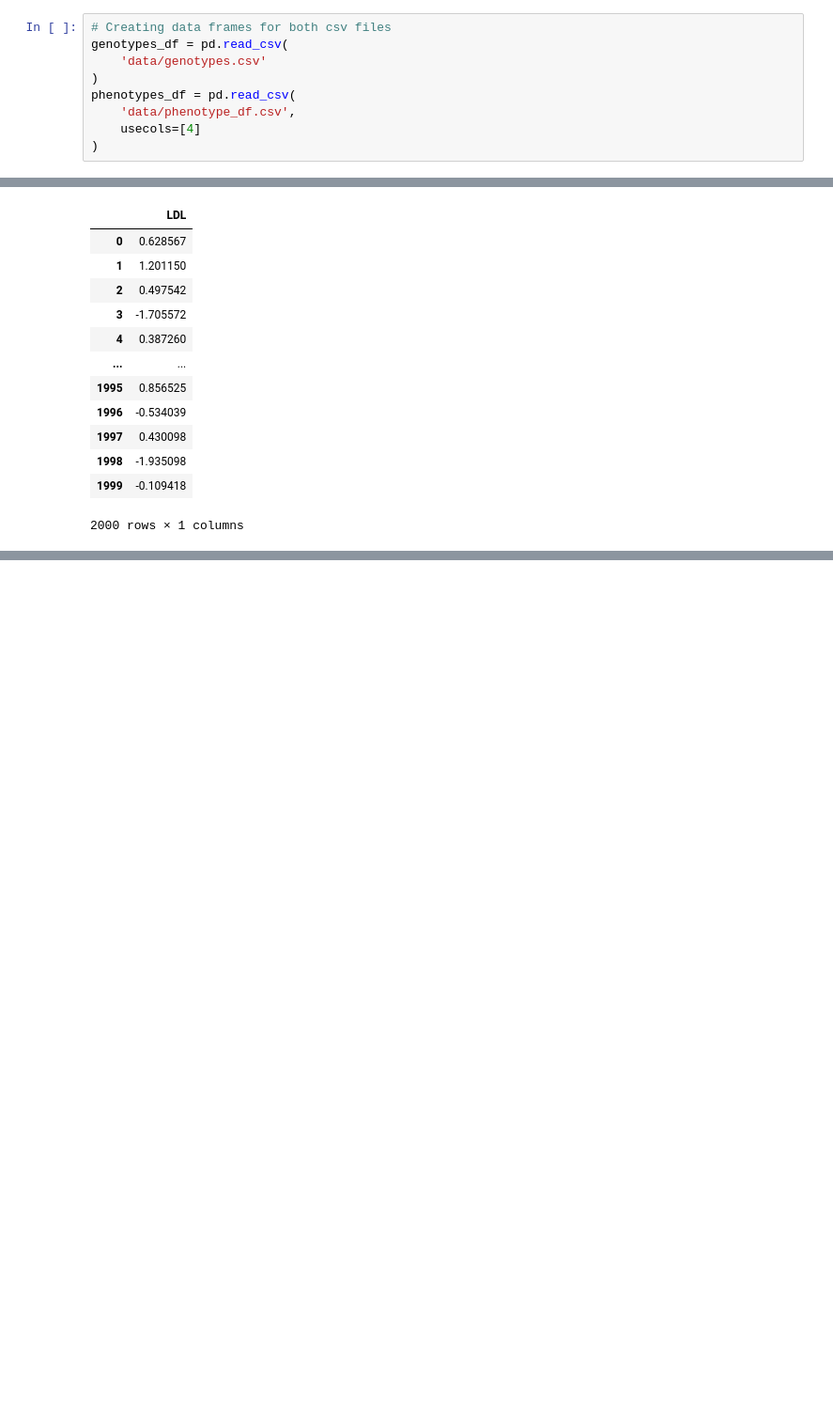
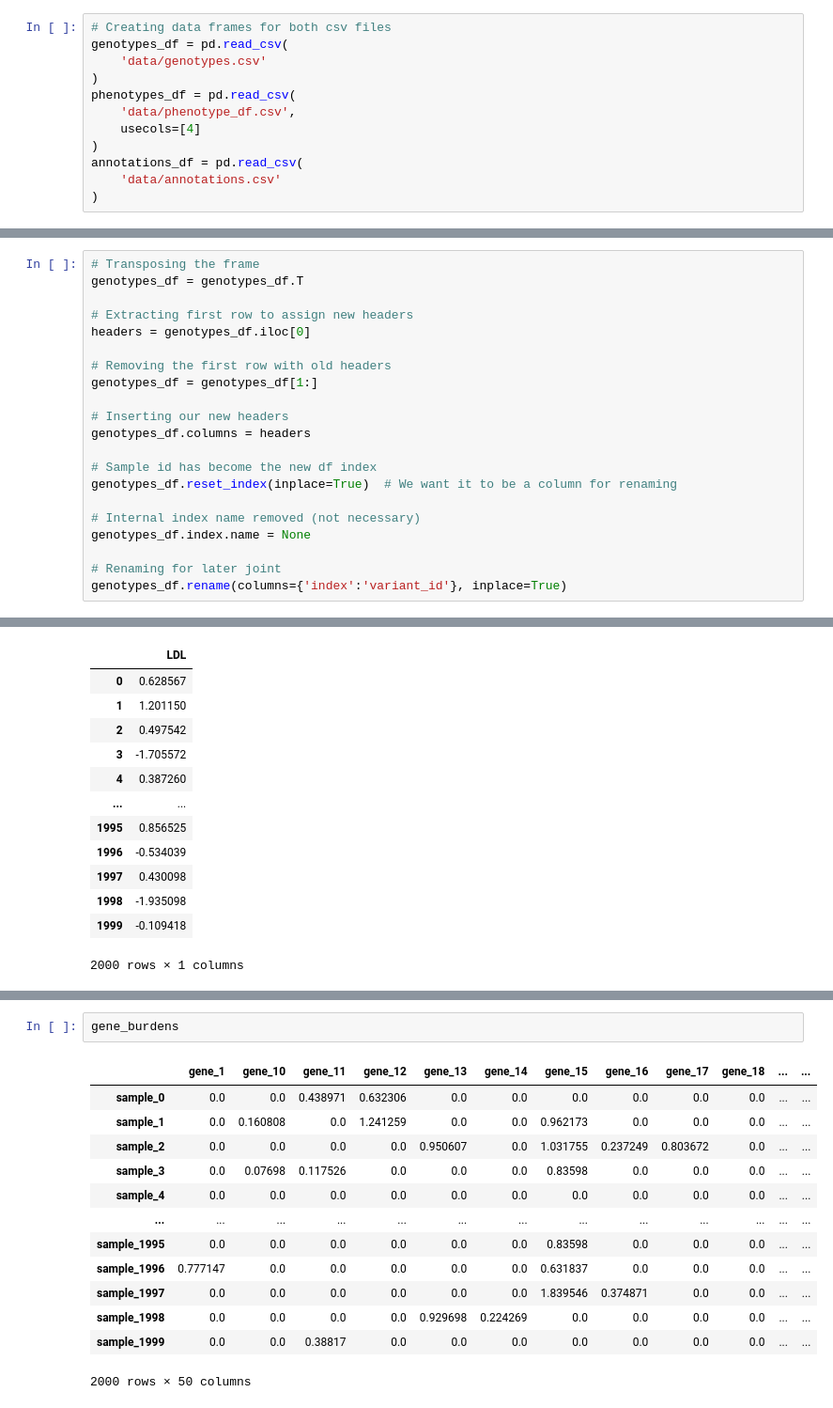
Before and after one commit to m4mbo/burden-testing, a Jupyter notebook: burden_testing.ipynb, the cells around one changed output, grey strips where cells are left out. Shown: that part at 94% size. Cells and saved outputs as stored; diff of their text form; blank space fills up the shorter version.

```diff
--- a/burden_testing.ipynb
+++ b/burden_testing.ipynb
@@ -12,3 +12,6 @@ phenotypes_df = pd.read_csv(
     'data/phenotype_df.csv',
     usecols=[4]
 )
+annotations_df = pd.read_csv(
+    'data/annotations.csv'
+)
@@ -30,0 +20,21 @@ genotypes_df
+# %%
+# Transposing the frame
+genotypes_df = genotypes_df.T
+
+# Extracting first row to assign new headers
+headers = genotypes_df.iloc[0]
+
+# Removing the first row with old headers
+genotypes_df = genotypes_df[1:]
+
+# Inserting our new headers
+genotypes_df.columns = headers
+
+# Sample id has become the new df index
+genotypes_df.reset_index(inplace=True)  # We want it to be a column for renaming
+
+# Internal index name removed (not necessary)
+genotypes_df.index.name = None
+
+# Renaming for later joint
+genotypes_df.rename(columns={'index':'variant_id'}, inplace=True)
@@ -52,0 +122,16 @@ weights = np.ones(genotypes_df.shape[1]-1)
+# %%
+gene_burdens
+# %% [output]
+|  | gene_1 | gene_10 | gene_11 | gene_12 | gene_13 | gene_14 | gene_15 | gene_16 | gene_17 | gene_18 | ... | ... |
+| sample_0 | 0.0 | 0.0 | 0.438971 | 0.632306 | 0.0 | 0.0 | 0.0 | 0.0 | 0.0 | 0.0 | ... | ... |
+| sample_1 | 0.0 | 0.160808 | 0.0 | 1.241259 | 0.0 | 0.0 | 0.962173 | 0.0 | 0.0 | 0.0 | ... | ... |
+| sample_2 | 0.0 | 0.0 | 0.0 | 0.0 | 0.950607 | 0.0 | 1.031755 | 0.237249 | 0.803672 | 0.0 | ... | ... |
+| sample_3 | 0.0 | 0.07698 | 0.117526 | 0.0 | 0.0 | 0.0 | 0.83598 | 0.0 | 0.0 | 0.0 | ... | ... |
+| sample_4 | 0.0 | 0.0 | 0.0 | 0.0 | 0.0 | 0.0 | 0.0 | 0.0 | 0.0 | 0.0 | ... | ... |
+| ... | ... | ... | ... | ... | ... | ... | ... | ... | ... | ... | ... | ... |
+| sample_1995 | 0.0 | 0.0 | 0.0 | 0.0 | 0.0 | 0.0 | 0.83598 | 0.0 | 0.0 | 0.0 | ... | ... |
+| sample_1996 | 0.777147 | 0.0 | 0.0 | 0.0 | 0.0 | 0.0 | 0.631837 | 0.0 | 0.0 | 0.0 | ... | ... |
+| sample_1997 | 0.0 | 0.0 | 0.0 | 0.0 | 0.0 | 0.0 | 1.839546 | 0.374871 | 0.0 | 0.0 | ... | ... |
+| sample_1998 | 0.0 | 0.0 | 0.0 | 0.0 | 0.929698 | 0.224269 | 0.0 | 0.0 | 0.0 | 0.0 | ... | ... |
+| sample_1999 | 0.0 | 0.0 | 0.38817 | 0.0 | 0.0 | 0.0 | 0.0 | 0.0 | 0.0 | 0.0 | ... | ... |
+2000 rows × 50 columns
```
Also changed, not shown: parts of 25 cells of this notebook, 1 other file.
